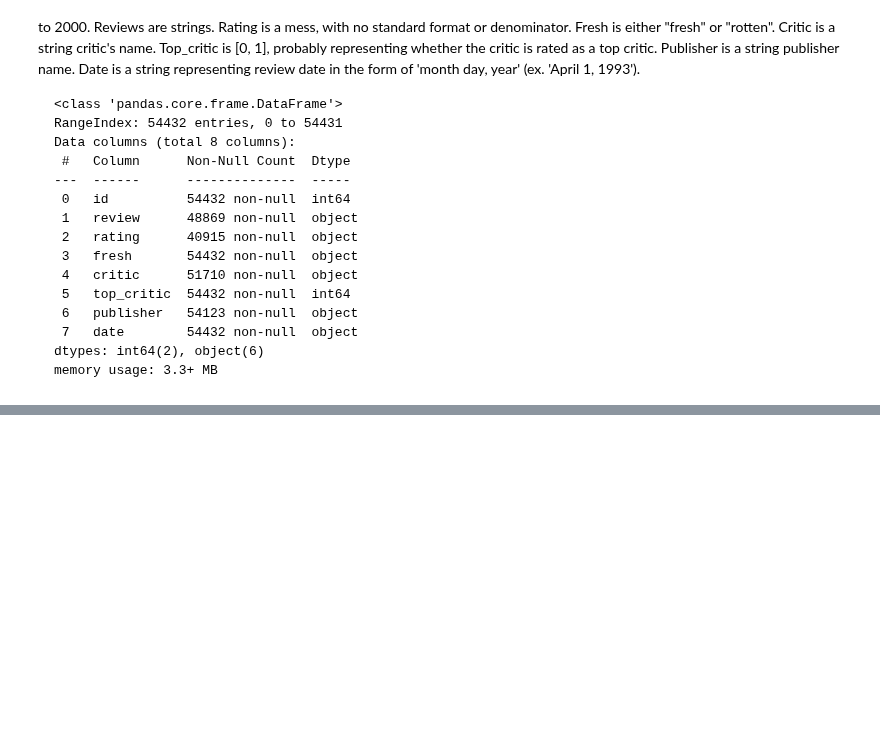
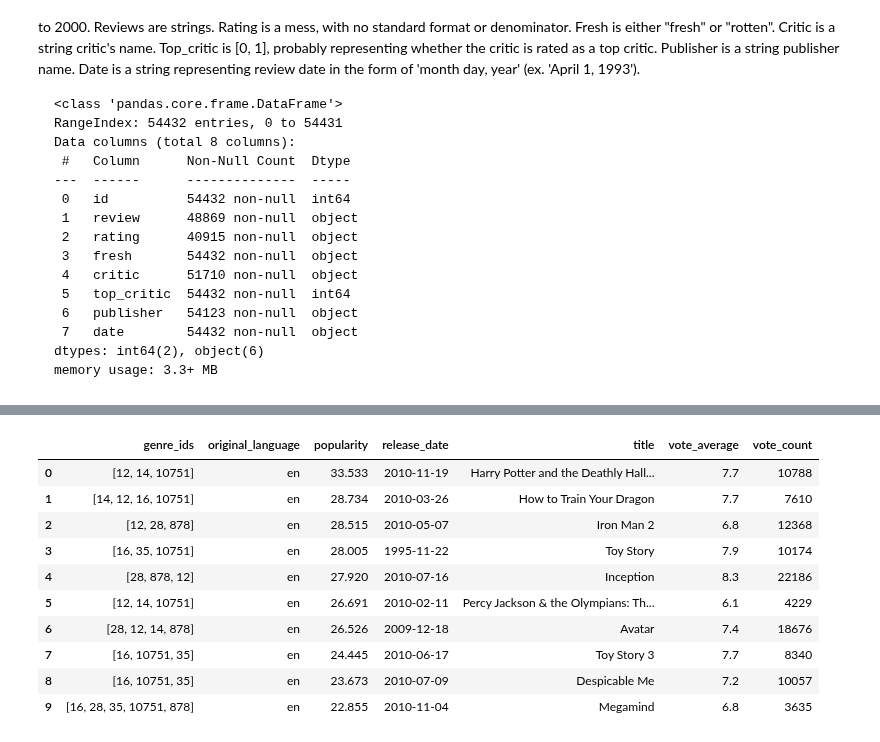
Before and after one commit to cLineman/CapStoneProject, a Jupyter notebook: AlexanderWhite.ipynb, the cells around one changed output, grey strips where cells are left out. Drawn from its saved outputs; the diff is of its cells as text; code cells hidden in the pictures; blank space fills up the shorter version.

Commit message:
continuing cleaning and exploring

```diff
--- a/AlexanderWhite.ipynb
+++ b/AlexanderWhite.ipynb
@@ -517,0 +489,28 @@ array(['en', 'nl', 'es', 'ja', 'sv', 'de', 'fr', 'cn', 'it', 'ru', 'zh',
+# %%
+# clean movies
+
+# drop 'Unnamed: 0'
+movies.drop(columns="Unnamed: 0", inplace=True)
+
+# drop id since there is no correlation with other tables
+movies.drop(columns="id", inplace=True)
+
+# drop original_title (unless we want to come back for this later)
+movies.drop(columns="original_title", inplace=True)
+
+# make release_date a datetime object
+movies["release_date"] = pd.to_datetime(movies["release_date"])
+# %%
+movies.head(10)
+# %% [output]
+|  | genre_ids | original_language | popularity | release_date | title | vote_average | vote_count |
+| 0 | [12, 14, 10751] | en | 33.533 | 2010-11-19 | Harry Potter and the Deathly Hall... | 7.7 | 10788 |
+| 1 | [14, 12, 16, 10751] | en | 28.734 | 2010-03-26 | How to Train Your Dragon | 7.7 | 7610 |
+| 2 | [12, 28, 878] | en | 28.515 | 2010-05-07 | Iron Man 2 | 6.8 | 12368 |
+| 3 | [16, 35, 10751] | en | 28.005 | 1995-11-22 | Toy Story | 7.9 | 10174 |
+| 4 | [28, 878, 12] | en | 27.920 | 2010-07-16 | Inception | 8.3 | 22186 |
+| 5 | [12, 14, 10751] | en | 26.691 | 2010-02-11 | Percy Jackson & the Olympians: Th... | 6.1 | 4229 |
+| 6 | [28, 12, 14, 878] | en | 26.526 | 2009-12-18 | Avatar | 7.4 | 18676 |
+| 7 | [16, 10751, 35] | en | 24.445 | 2010-06-17 | Toy Story 3 | 7.7 | 8340 |
+| 8 | [16, 10751, 35] | en | 23.673 | 2010-07-09 | Despicable Me | 7.2 | 10057 |
+| 9 | [16, 28, 35, 10751, 878] | en | 22.855 | 2010-11-04 | Megamind | 6.8 | 3635 |
```
Also changed, not shown: parts of 10 cells of this notebook.
